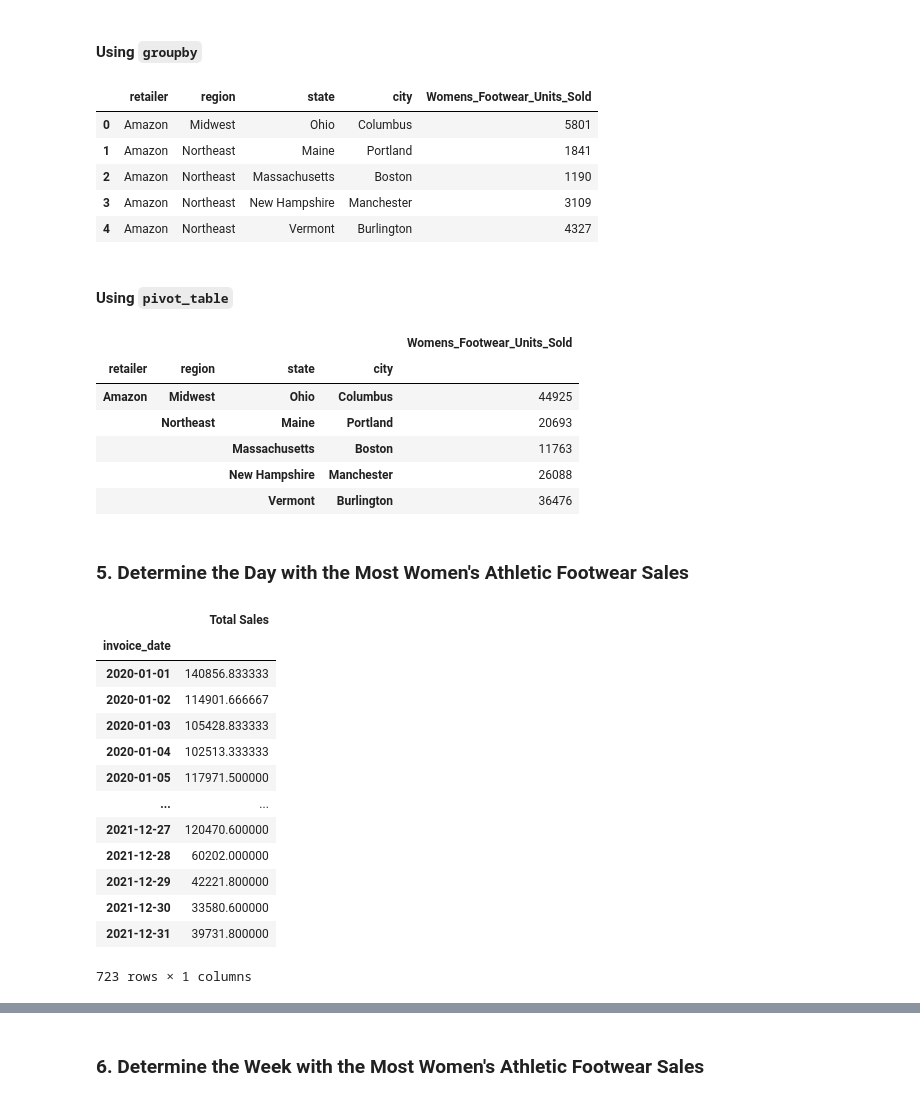
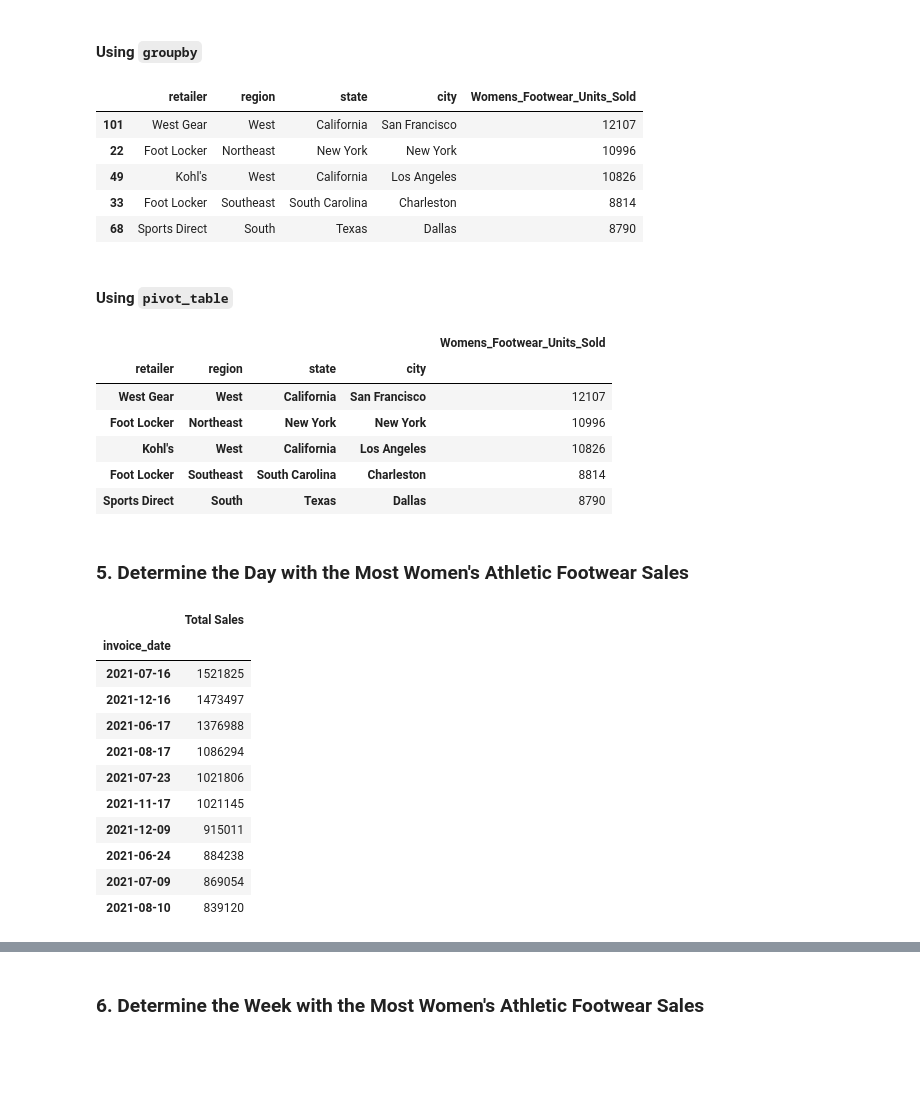
Before and after one commit to knohavec/athletic_sales_analysis, a Jupyter notebook: athletic_sales_analysis_starter_code.ipynb, the cells around one changed output, grey strips where cells are left out. Saved outputs shown, nothing was run; the diff lists cells and outputs as text; code cells hidden in the pictures; blank space fills up the shorter version.

```diff
--- a/athletic_sales_analysis_starter_code.ipynb
+++ b/athletic_sales_analysis_starter_code.ipynb
@@ -286,60 +298,61 @@ filtered_df.head()
 # %%
 # Show the total number of women's athletic footwear sold for each retailer, region, state, and city.
 # Rename the "units_sold" column to "Womens_Footwear_Units_Sold"
 grouped_df_4 = filtered_df.groupby(['retailer','region', 'state', 'city'])['units_sold'].sum().reset_index()
 grouped_df_4.rename(columns={'units_sold':'Womens_Footwear_Units_Sold'}, inplace=True)
+grouped_df_4 =grouped_df_4.sort_values(by=['Womens_Footwear_Units_Sold'], ascending=False)
 # Show the top 5 results.
-grouped_df_4.head()
+grouped_df_4.head(5)
 # %% [output]
 |  | retailer | region | state | city | Womens_Footwear_Units_Sold |
-| 0 | Amazon | Midwest | Ohio | Columbus | 5801 |
-| 1 | Amazon | Northeast | Maine | Portland | 1841 |
-| 2 | Amazon | Northeast | Massachusetts | Boston | 1190 |
-| 3 | Amazon | Northeast | New Hampshire | Manchester | 3109 |
-| 4 | Amazon | Northeast | Vermont | Burlington | 4327 |
+| 101 | West Gear | West | California | San Francisco | 12107 |
+| 22 | Foot Locker | Northeast | New York | New York | 10996 |
+| 49 | Kohl's | West | California | Los Angeles | 10826 |
+| 33 | Foot Locker | Southeast | South Carolina | Charleston | 8814 |
+| 68 | Sports Direct | South | Texas | Dallas | 8790 |
 # %% [markdown]
 #### Using `pivot_table`
 # %%
 # Show the total number of women's athletic footwear sold for each retailer, region, state, and city.
-pivot_table_4 = pd.pivot_table(combined_df, index=['retailer','region', 'state', 'city'], values=['units_sold'], aggfunc='sum')
+pivot_table_4 = pd.pivot_table(filtered_df, index=['retailer','region', 'state', 'city'], values=['units_sold'], aggfunc='sum')
 
 # Rename the "units_sold" column to "Womens_Footwear_Units_Sold"
 pivot_table_4.rename(columns={'units_sold': 'Womens_Footwear_Units_Sold'}, inplace=True)
+pivot_table_4 =pivot_table_4.sort_values(by=['Womens_Footwear_Units_Sold'], ascending=False)
 # Show the top 5 results.
 pivot_table_4.head(5)
 # %% [output]
 |  |  |  |  | Womens_Footwear_Units_Sold |
 | retailer | region | state | city |  |
-| Amazon | Midwest | Ohio | Columbus | 44925 |
-|  | Northeast | Maine | Portland | 20693 |
-|  |  | Massachusetts | Boston | 11763 |
-|  |  | New Hampshire | Manchester | 26088 |
-|  |  | Vermont | Burlington | 36476 |
+| West Gear | West | California | San Francisco | 12107 |
+| Foot Locker | Northeast | New York | New York | 10996 |
+| Kohl's | West | California | Los Angeles | 10826 |
+| Foot Locker | Southeast | South Carolina | Charleston | 8814 |
+| Sports Direct | South | Texas | Dallas | 8790 |
 # %% [markdown]
 ### 5. Determine the Day with the Most Women's Athletic Footwear Sales
 # %%
 # Create a pivot table with the 'invoice_date' column is the index, and the "total_sales" as the values.
-pivot_table_5 = pd.pivot_table(combined_df, index=['invoice_date'], values=['total_sales'])
+pivot_table_5 = pd.pivot_table(filtered_df, index=['invoice_date'], values=['total_sales'], aggfunc='sum')
 
 # Optional: Rename the "total_sales" column to "Total Sales"
 pivot_table_5.rename(columns={'total_sales': 'Total Sales'}, inplace=True)
+pivot_table_5= pivot_table_5.sort_values(by=['Total Sales'], ascending=False)
 
 # Show the table.
-pivot_table_5
+pivot_table_5.head(10)
 # %% [output]
 |  | Total Sales |
 | invoice_date |  |
-| 2020-01-01 | 140856.833333 |
-| 2020-01-02 | 114901.666667 |
-| 2020-01-03 | 105428.833333 |
-| 2020-01-04 | 102513.333333 |
-| 2020-01-05 | 117971.500000 |
-| ... | ... |
-| 2021-12-27 | 120470.600000 |
-| 2021-12-28 | 60202.000000 |
-| 2021-12-29 | 42221.800000 |
-| 2021-12-30 | 33580.600000 |
-| 2021-12-31 | 39731.800000 |
+| 2021-07-16 | 1521825 |
+| 2021-12-16 | 1473497 |
+| 2021-06-17 | 1376988 |
+| 2021-08-17 | 1086294 |
+| 2021-07-23 | 1021806 |
+| 2021-11-17 | 1021145 |
+| 2021-12-09 | 915011 |
+| 2021-06-24 | 884238 |
+| 2021-07-09 | 869054 |
+| 2021-08-10 | 839120 |
-723 rows × 1 columns
 # %%
 # Resample the pivot table into daily bins, and get the total sales for each day.
```
Also changed, not shown: parts of 9 cells of this notebook.
